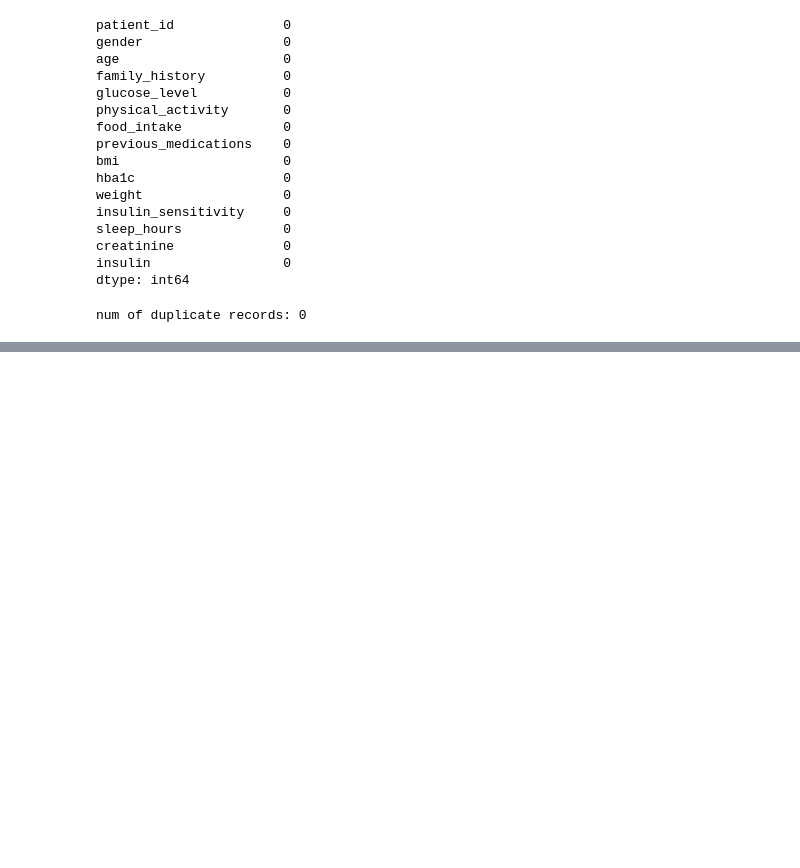
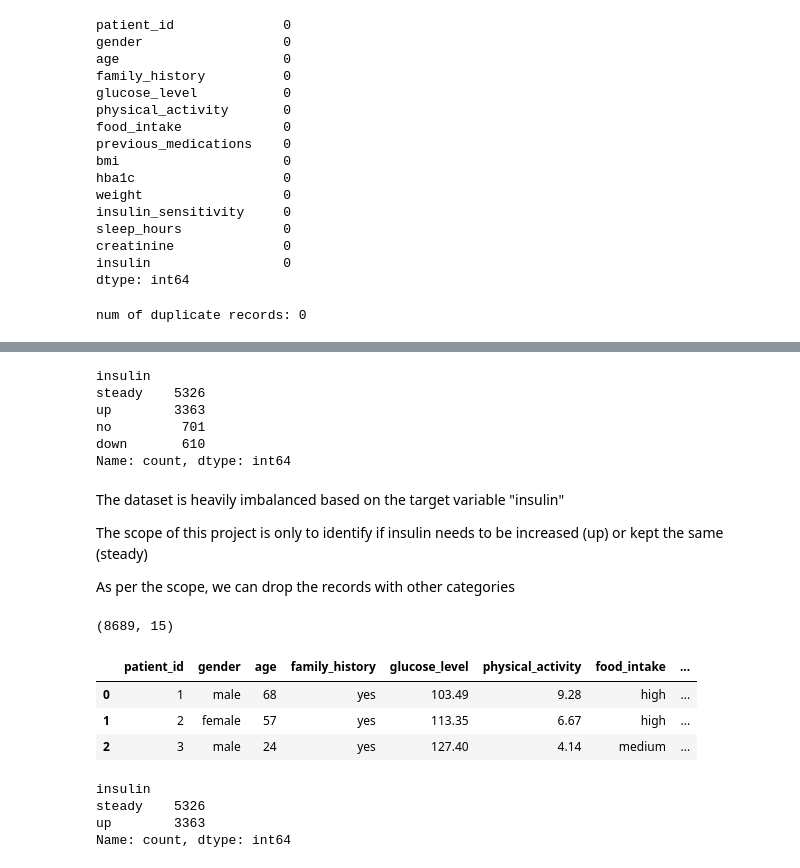
Before and after one commit to srikaldata/ml-zoomcamp-2025, a Jupyter notebook: midterm-project/modeling.ipynb, the cells around one changed output, grey strips where cells are left out. Cells and saved outputs as stored; diff of their text form; code cells hidden in the pictures; blank space fills up the shorter version.

```diff
--- a/midterm-project/modeling.ipynb
+++ b/midterm-project/modeling.ipynb
@@ -129,0 +131,15 @@ num of duplicate records: 0
+# %%
+pathealth_df['insulin'].value_counts()
+# %% [output]
+insulin
+steady    5326
+up        3363
+no         701
+down       610
+Name: count, dtype: int64
+# %% [markdown]
+The dataset is heavily imbalanced based on the target variable "insulin"
+
+The scope of this project is only to identify if insulin needs to be increased (up) or kept the same (steady)
+
+As per the scope, we can drop the records with other categories
@@ -129,0 +149,17 @@ num of duplicate records: 0
+# %%
+# checking the modified dataframe
+print(pathealth_df.shape)
+
+display(pathealth_df.head(3))
+
+display(pathealth_df['insulin'].value_counts())
+# %% [output]
+(8689, 15)
+|  | patient_id | gender | age | family_history | glucose_level | physical_activity | food_intake | ... |
+| 0 | 1 | male | 68 | yes | 103.49 | 9.28 | high | ... |
+| 1 | 2 | female | 57 | yes | 113.35 | 6.67 | high | ... |
+| 2 | 3 | male | 24 | yes | 127.40 | 4.14 | medium | ... |
+insulin
+steady    5326
+up        3363
+Name: count, dtype: int64
```
Also changed, not shown: parts of 11 cells of this notebook.
